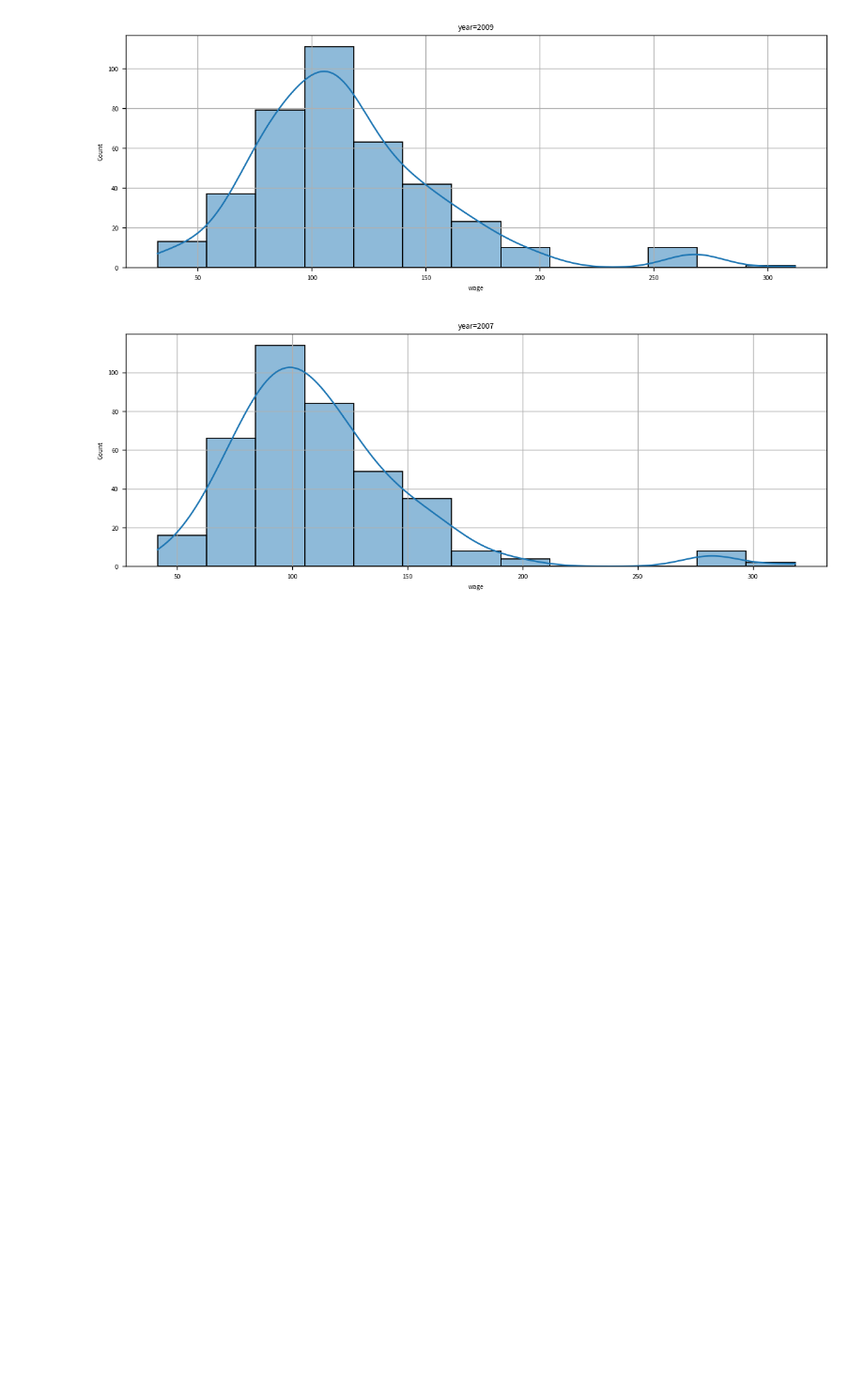
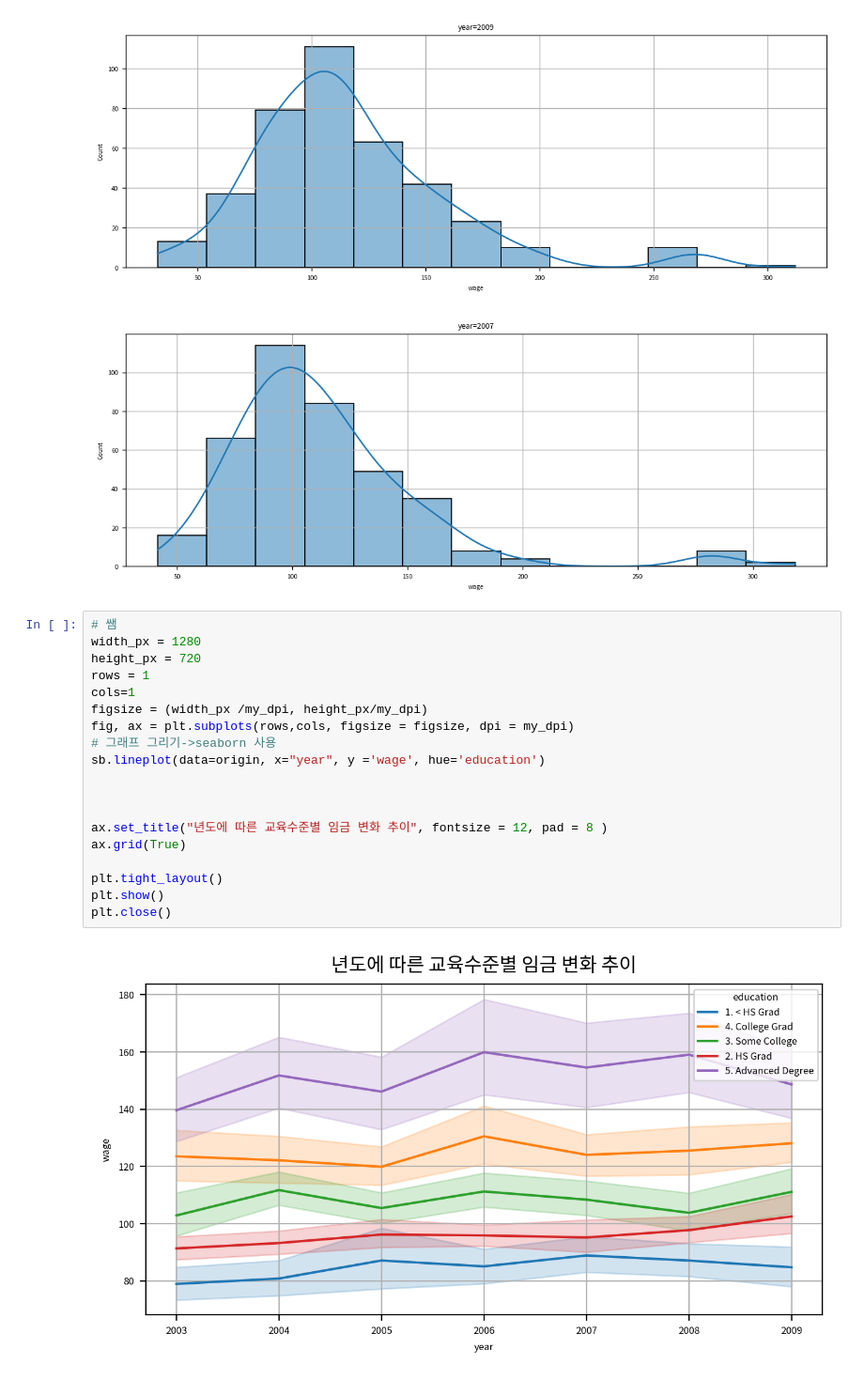
Before and after one commit to GYULLTANGURRI/main, a Jupyter notebook: 251125실습/251125_연습문제.ipynb, the cells around one changed output. Shown at 94% size. Cells and saved outputs as stored; diff of their text form; blank space fills up the shorter version.

```diff
--- a/251125실습/251125_연습문제.ipynb
+++ b/251125실습/251125_연습문제.ipynb
@@ -176,3 +230,24 @@ for y in year:
 [figure]
 [figure]
 [figure]
+# %%
+# 쌤
+width_px = 1280
+height_px = 720
+rows = 1
+cols=1
+figsize = (width_px /my_dpi, height_px/my_dpi)
+fig, ax = plt.subplots(rows,cols, figsize = figsize, dpi = my_dpi)
+# 그래프 그리기->seaborn 사용
+sb.lineplot(data=origin, x="year", y ='wage', hue='education')
+
+
+
+ax.set_title("년도에 따른 교육수준별 임금 변화 추이", fontsize = 12, pad = 8 )
+ax.grid(True)
+
+plt.tight_layout()
+plt.show()
+plt.close()
+# %% [output]
+[figure, added]
```
Also changed, not shown: parts of 5 cells of this notebook, 7 other files.
